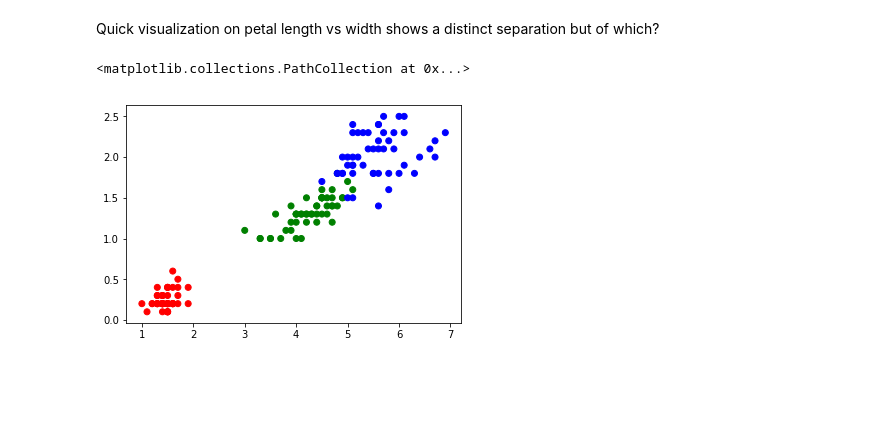
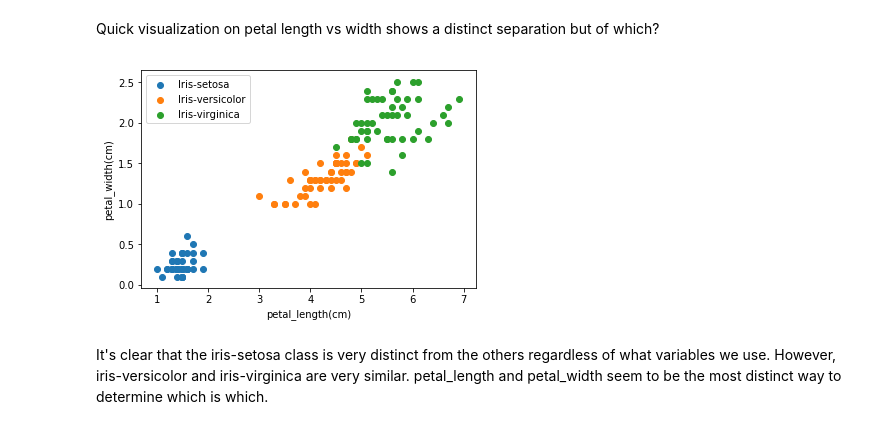
Before and after one commit to ohmgmatt/iris, a Jupyter notebook: IrisDataset.ipynb, the cells around one changed output. Saved outputs shown, nothing was run; the diff lists cells and outputs as text; code cells hidden in the pictures; blank space fills up the shorter version.

```diff
--- a/IrisDataset.ipynb
+++ b/IrisDataset.ipynb
@@ -142,8 +143,25 @@ plt.scatter(df['petal_length(cm)'], df['petal_width(cm)'])
 [figure]
 # %% [markdown]
 Quick visualization on petal length vs width shows a distinct separation but of which?
-# %%
-plt.scatter(df['petal_length(cm)'], df['petal_width(cm)'], c = df['color'])
-# %% [output]
-<matplotlib.collections.PathCollection at 0x...>
-[figure, removed]
+# %%
+v1 = 'petal_length(cm)'
+v2 = 'sepal_length(cm)'
+v3 = 'petal_width(cm)'
+v4 = 'sepal_width(cm)'
+
+
+groups = df.groupby('class')
+
+fig, ax = plt.subplots()
+
+for name, group in groups:
+    ax.scatter(group[v1], group[v3], label = name)
+ax.legend()
+plt.xlabel(v1)
+plt.ylabel(v3)
+
+plt.show()
+# %% [output]
+[figure, added]
+# %% [markdown]
+It's clear that the iris-setosa class is very distinct from the others regardless of what variables we use. However, iris-versicolor and iris-virginica are very similar. petal_length and petal_width seem to be the most distinct way to determine which is which.
```
Also changed, not shown: parts of 1 cell of this notebook.
